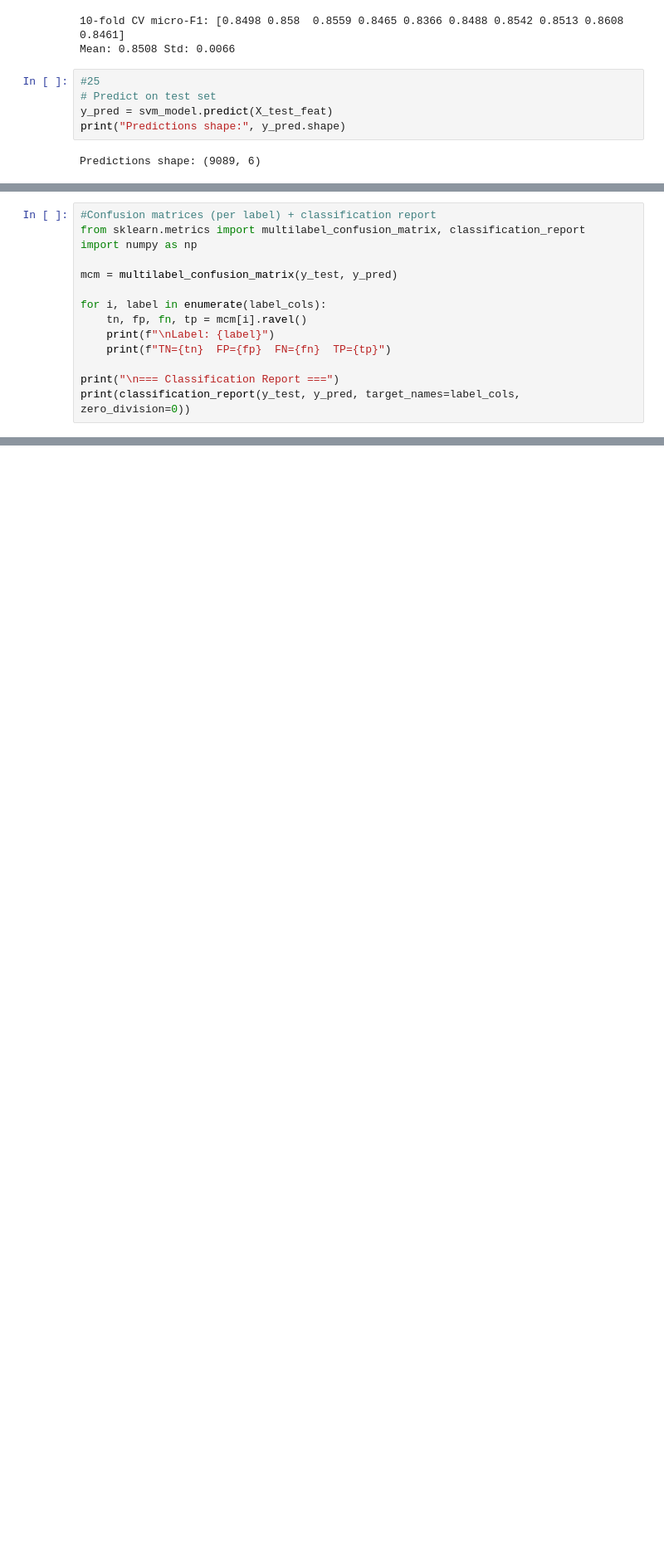
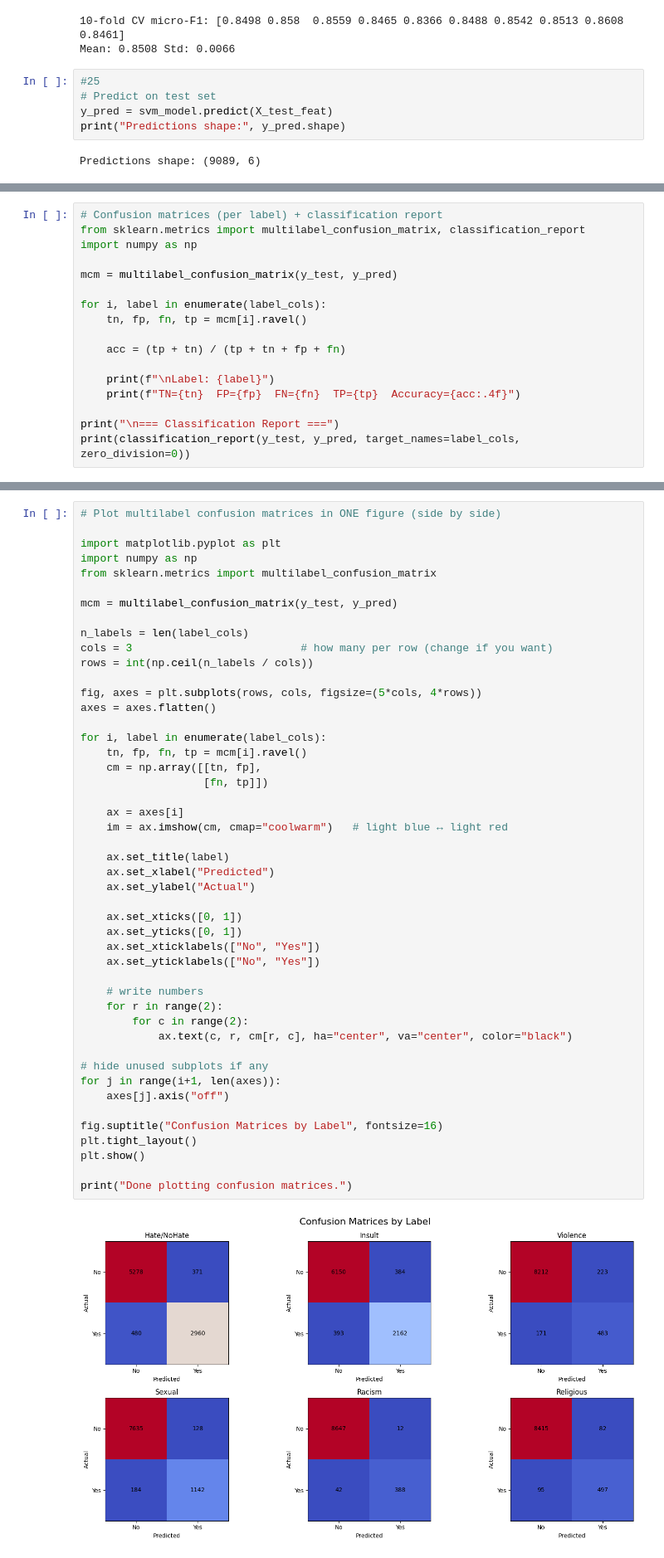
Before and after one commit to roshitniraula/MachineLearning_CIS-631, a Jupyter notebook: Data Pre-Processing/SVMmodel.ipynb, the cells around one changed output, grey strips where cells are left out. Shown at 83% size. Saved outputs shown, nothing was run; the diff lists cells and outputs as text; blank space fills up the shorter version.

```diff
--- a/Data Pre-Processing/data.ipynb
+++ b/Data Pre-Processing/SVMmodel.ipynb
@@ -453,5 +447,5 @@ Subset accuracy: 0.8171415997359446
 # %%
-#Confusion matrices (per label) + classification report
+# Confusion matrices (per label) + classification report
 from sklearn.metrics import multilabel_confusion_matrix, classification_report
 import numpy as np
 
@@ -459,8 +453,11 @@ mcm = multilabel_confusion_matrix(y_test, y_pred)
 
 for i, label in enumerate(label_cols):
     tn, fp, fn, tp = mcm[i].ravel()
+
+    acc = (tp + tn) / (tp + tn + fp + fn)
+
     print(f"\nLabel: {label}")
-    print(f"TN={tn}  FP={fp}  FN={fn}  TP={tp}")
+    print(f"TN={tn}  FP={fp}  FN={fn}  TP={tp}  Accuracy={acc:.4f}")
 
 print("\n=== Classification Report ===")
 print(classification_report(y_test, y_pred, target_names=label_cols, zero_division=0))
@@ -482,3 +479,52 @@ TN=7635  FP=128  FN=184  TP=1142
    macro avg       0.86      0.84      0.85      8997
 weighted avg       0.87      0.85      0.86      8997
  samples avg       0.33      0.31      0.32      8997
+# %%
+# Plot multilabel confusion matrices in ONE figure (side by side)
+
+import matplotlib.pyplot as plt
+import numpy as np
+from sklearn.metrics import multilabel_confusion_matrix
+
+mcm = multilabel_confusion_matrix(y_test, y_pred)
+
+n_labels = len(label_cols)
+cols = 3                          # how many per row (change if you want)
+rows = int(np.ceil(n_labels / cols))
+
+fig, axes = plt.subplots(rows, cols, figsize=(5*cols, 4*rows))
+axes = axes.flatten()
+
+for i, label in enumerate(label_cols):
+    tn, fp, fn, tp = mcm[i].ravel()
+    cm = np.array([[tn, fp],
+                   [fn, tp]])
+
+    ax = axes[i]
+    im = ax.imshow(cm, cmap="coolwarm")   # light blue ↔ light red
+
+    ax.set_title(label)
+    ax.set_xlabel("Predicted")
+    ax.set_ylabel("Actual")
+
+    ax.set_xticks([0, 1])
+    ax.set_yticks([0, 1])
+    ax.set_xticklabels(["No", "Yes"])
+    ax.set_yticklabels(["No", "Yes"])
+
+    # write numbers
+    for r in range(2):
+        for c in range(2):
+            ax.text(c, r, cm[r, c], ha="center", va="center", color="black")
+
+# hide unused subplots if any
+for j in range(i+1, len(axes)):
+    axes[j].axis("off")
+
+fig.suptitle("Confusion Matrices by Label", fontsize=16)
+plt.tight_layout()
+plt.show()
+
+print("Done plotting confusion matrices.")
+# %% [output]
+[figure, added]
```
Also changed, not shown: parts of 4 cells of this notebook, 1 other file.
